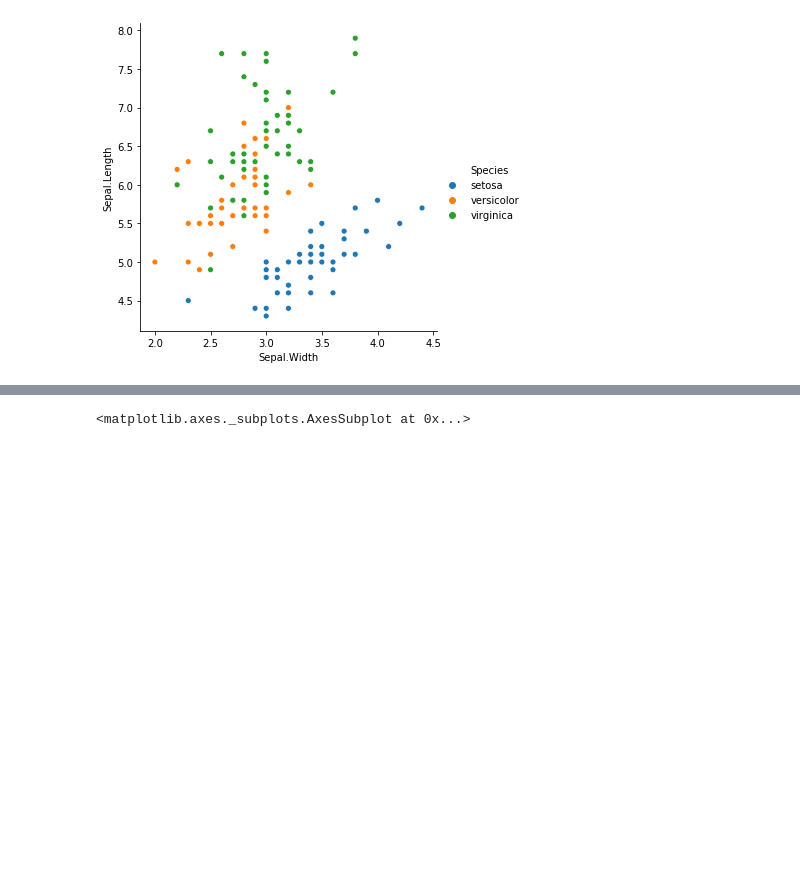
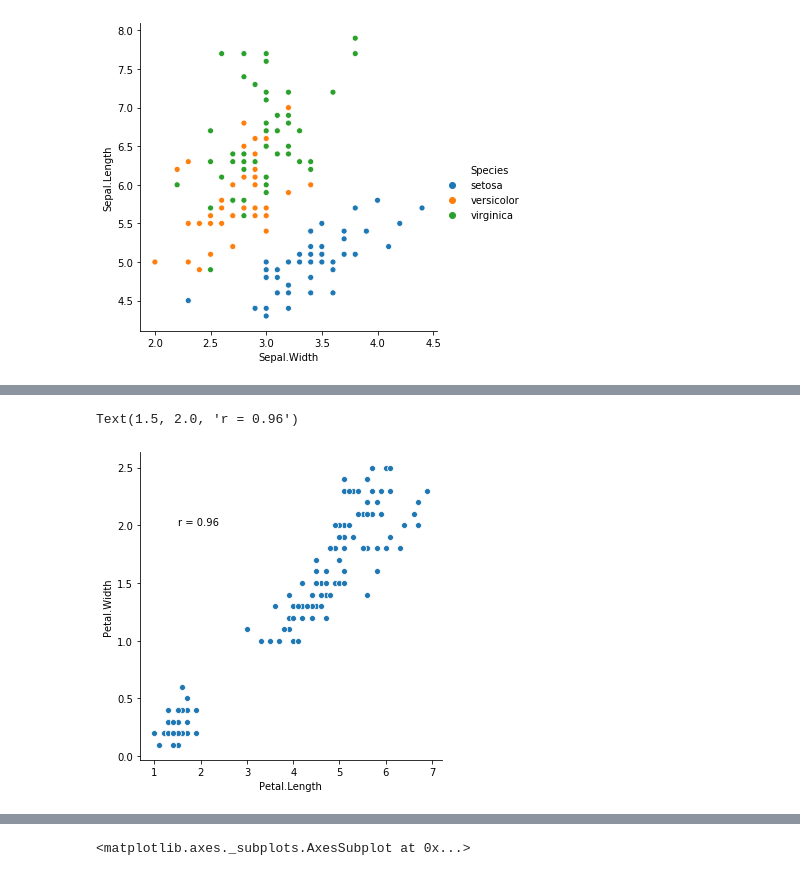
Before and after one commit to Jacqueline-A-Shay/python-exercises, a Jupyter notebook: 4.9_seaborn_exercises.ipynb, the cells around one changed output, grey strips where cells are left out. Cells and saved outputs as stored; diff of their text form; code cells hidden in the pictures; blank space fills up the shorter version.

```diff
--- a/4.9_seaborn_exercises.ipynb
+++ b/4.9_seaborn_exercises.ipynb
@@ -143,0 +151,9 @@ sns.heatmap(iris.corr())
+# %%
+# Is there a correlation between petal length and petal width?
+sns.relplot(data = iris, x = "Petal.Length", y = "Petal.Width" )
+r = iris.corr().loc["Petal.Length","Petal.Width"] # df.corr() gives another pandas dataframe
+
+plt.text(1.5, 2.0, f'r = {r:.2}')
+# %% [output]
+Text(1.5, 2.0, 'r = 0.96')
+[figure, added]
```
Also changed, not shown: parts of 30 cells of this notebook, 1 other file.
